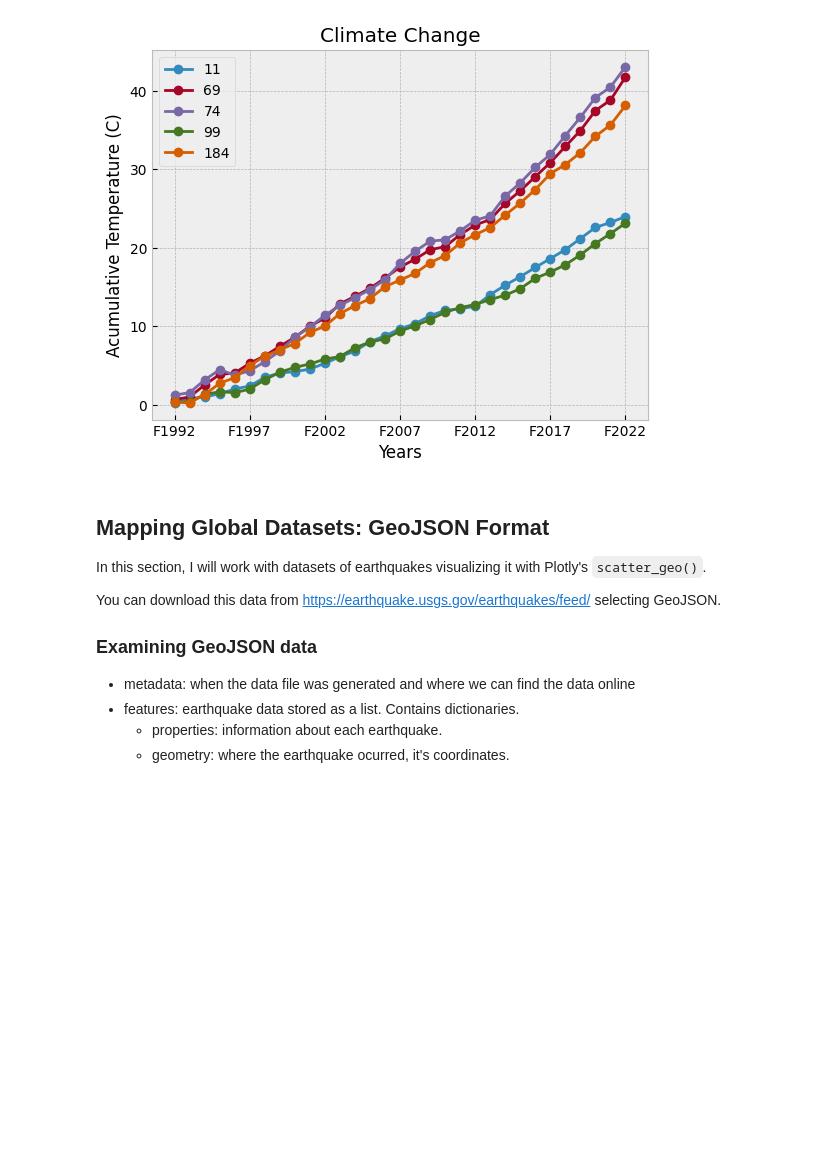
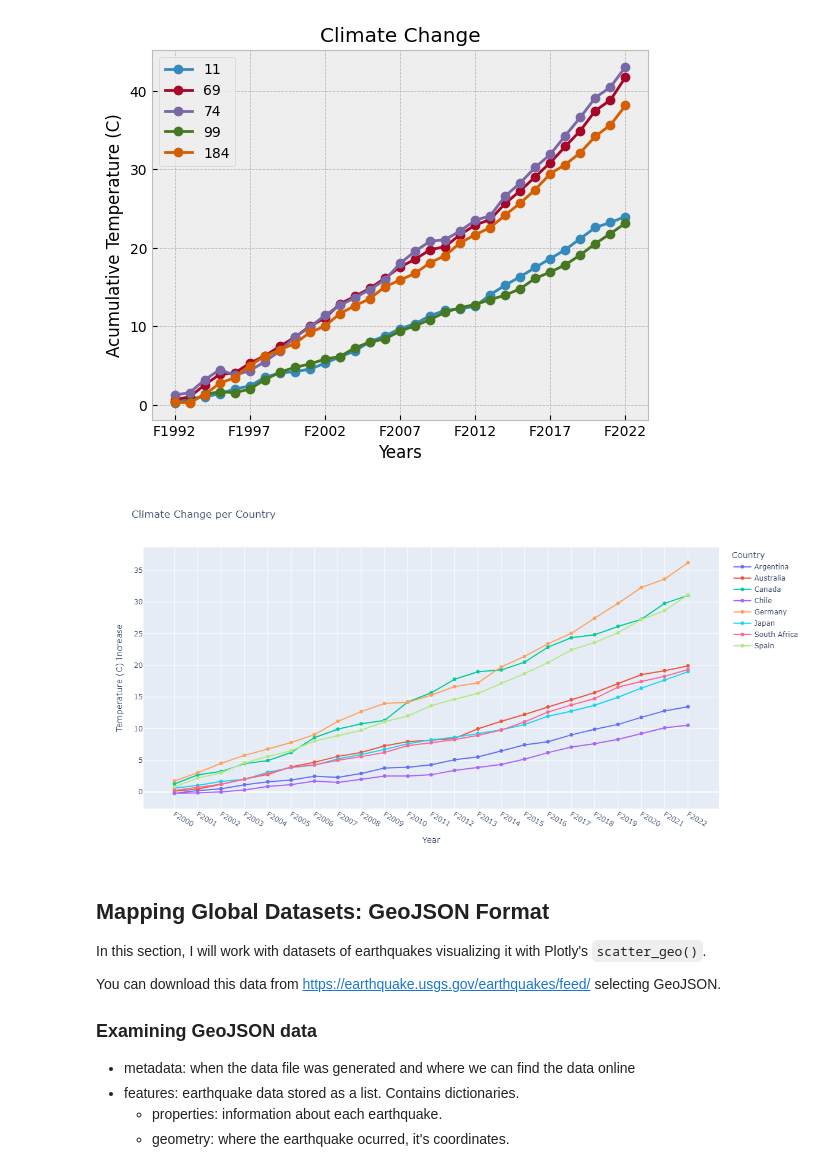
Before and after one commit to almanzanas/DataAnalystsJourney, a Jupyter notebook: data_visualization/downloading_data.ipynb, the cells around one changed output. Cells and saved outputs as stored; diff of their text form; code cells hidden in the pictures; blank space fills up the shorter version.

```diff
--- a/data_visualization/downloading_data.ipynb
+++ b/data_visualization/downloading_data.ipynb
@@ -686,38 +689,48 @@ plt.show()
 # %%
 from pathlib import Path
 import pandas as pd
 import plotly.express as px
 
 path = Path("weather_data/climate_change_indicators.csv")
 data = pd.read_csv(path)
 datfre = pd.DataFrame(data)
 
 years = ['F2000', 'F2001', 'F2002', 'F2003', 'F2004', 'F2005', 'F2006', 'F2007',
          'F2008', 'F2009', 'F2010', 'F2011', 'F2012', 'F2013', 'F2014', 'F2015',
          'F2016', 'F2017', 'F2018', 'F2019', 'F2020', 'F2021', 'F2022']
 
 countries = ["Argentina", "Australia", "Canada", "Chile", "Germany", "Japan", "South Africa", "Spain"]
 
-datfre_filt = datfre[datfre["Country"].isin(countries)] # Filtering the full dataset with selected countries
+datfre_filt = datfre[datfre["Country"].isin(countries)]
+# Filtering the full dataset with selected countries
 
 datfre_acu = datfre_filt[years].T.cumsum() # We need to acumulate the values of temperature change with '.cumsum()'
 # and convert the table transforming columns in rows and vice versa. That transformation is with '.T'
 
-datfre_acu = datfre_acu.rename(columns={8:"Argentina", 11:"Australia", 35:"Canada", 39:"Chile",74:"Germany", 99:"Japan", 182:"South Africa", 184:"Spain"})
+datfre_acu = datfre_acu.rename(columns={8:"Argentina", 11:"Australia",
+                                        35:"Canada", 39:"Chile",
+                                        74:"Germany", 99:"Japan",
+                                        182:"South Africa", 184:"Spain"})
 # We change our colums header to identified the countries
 
-fig = px.line(datfre_acu, x=datfre_acu.index, y=countries, title="Climate Change per Country",
-    markers=True, labels={
-        "value":"Temperature (C) Increase",
-        "index":"Year",
-        "variable":"Country"
-        })
+fig = px.line(datfre_acu, x=datfre_acu.index,
+              y=countries, title="Climate Change per Country",
+              markers=True, labels={
+                  "value":"Temperature (C) Increase",
+                  "index":"Year",
+                  "variable":"Country"
+                  })
 # Here, 'x=datfre_acu.index' is refering to 'years' list, because we change the columns and rows
 # and y=countries has to contain a list with the columns names
 
-fig.show()
+fig.write_html("climate_change.html")
+fig.update_layout(width=1200, height=620)
+Image(fig.to_image(format='png'))
+#fig.show()
 
 # print(datfre_acu)
+# %% [output]
+[figure, added]
 # %% [markdown]
 ## Mapping Global Datasets: GeoJSON Format
 
```
Also changed, not shown: parts of 4 cells of this notebook, 3 other files.
